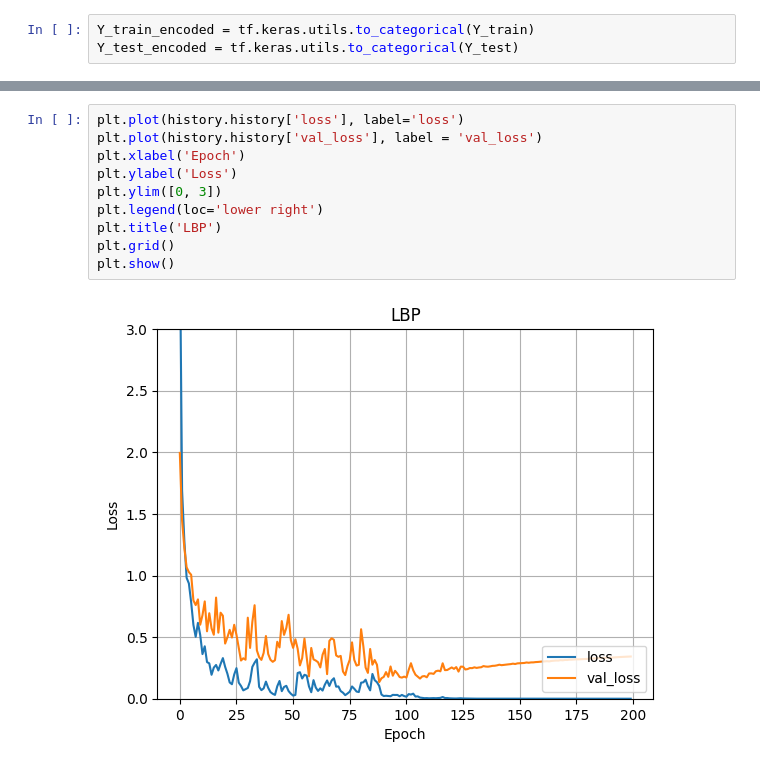
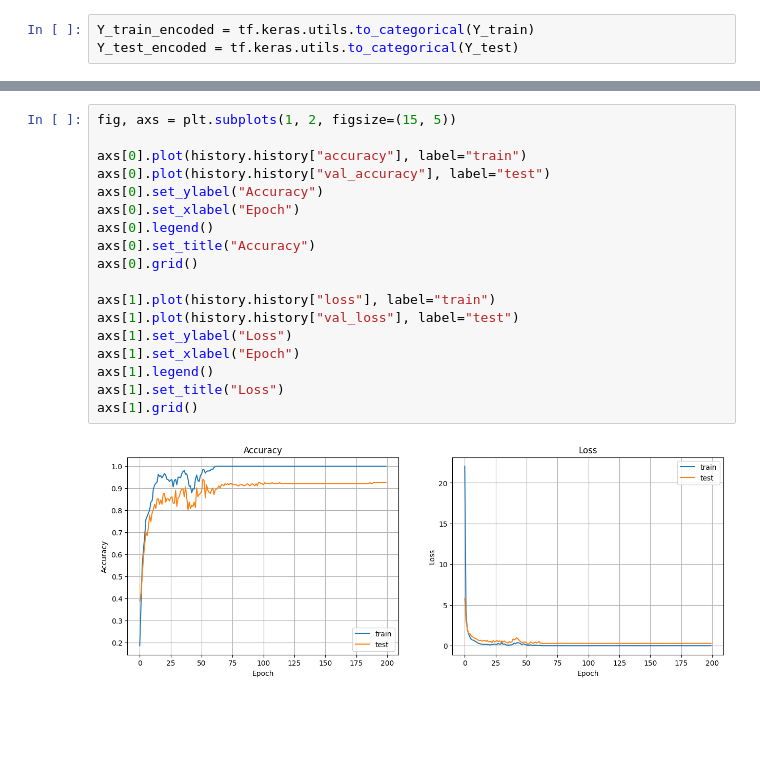
Before and after one commit to CengoleFHV/computer-vision-course, a Jupyter notebook: Computer-Vision-Features-Exercises_aycen.ipynb, the cells around one changed output, grey strips where cells are left out. Saved outputs shown, nothing was run; the diff lists cells and outputs as text; blank space fills up the shorter version.

```diff
--- a/Computer-Vision-Features-Exercises_aycen.ipynb
+++ b/Computer-Vision-Features-Exercises_aycen.ipynb
@@ -311,14 +297,22 @@ plt.show()
-# %%
-plt.plot(history.history['loss'], label='loss')
-plt.plot(history.history['val_loss'], label = 'val_loss')
-plt.xlabel('Epoch')
-plt.ylabel('Loss')
-plt.ylim([0, 3])
-plt.legend(loc='lower right')
-plt.title('LBP')
-plt.grid()
-plt.show()
-# %% [output]
-[figure, removed]
+# %%
+fig, axs = plt.subplots(1, 2, figsize=(15, 5))
+
+axs[0].plot(history.history["accuracy"], label="train")
+axs[0].plot(history.history["val_accuracy"], label="test")
+axs[0].set_ylabel("Accuracy")
+axs[0].set_xlabel("Epoch")
+axs[0].legend()
+axs[0].set_title("Accuracy")
+axs[0].grid()
+
+axs[1].plot(history.history["loss"], label="train")
+axs[1].plot(history.history["val_loss"], label="test")
+axs[1].set_ylabel("Loss")
+axs[1].set_xlabel("Epoch")
+axs[1].legend()
+axs[1].set_title("Loss")
+axs[1].grid()
+# %% [output]
+[figure, added]
 # %% [markdown]
 <img src="https://i.redd.it/w546ujwux4m01.png" width=400 />
```
Also changed, not shown: parts of 4 cells of this notebook, 3 other files.
